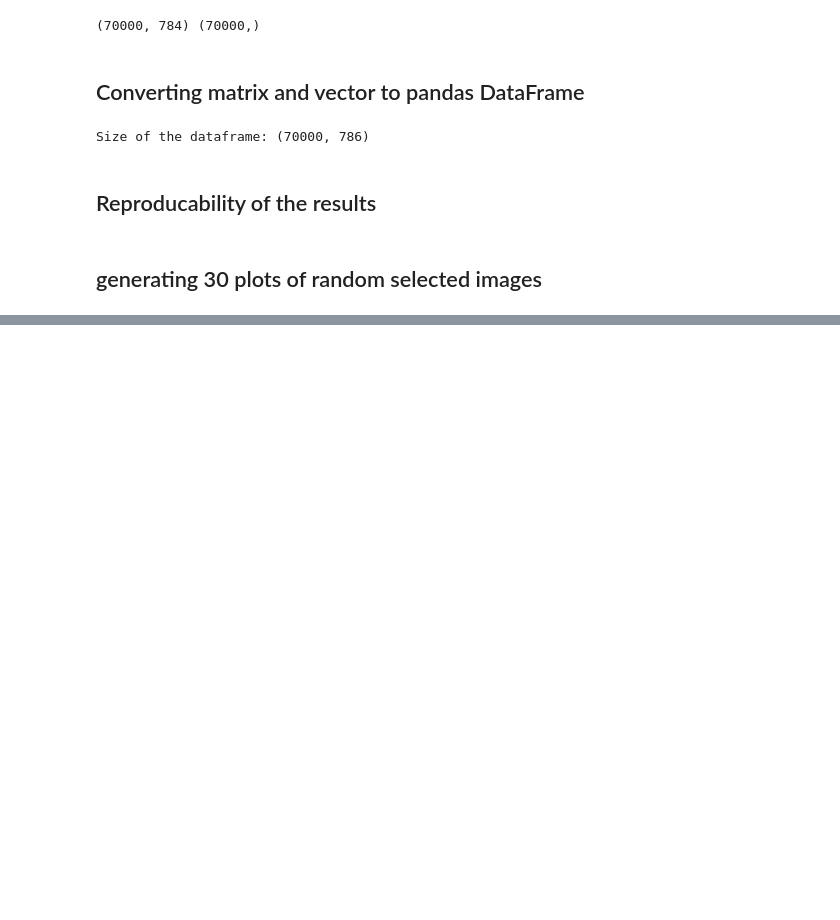
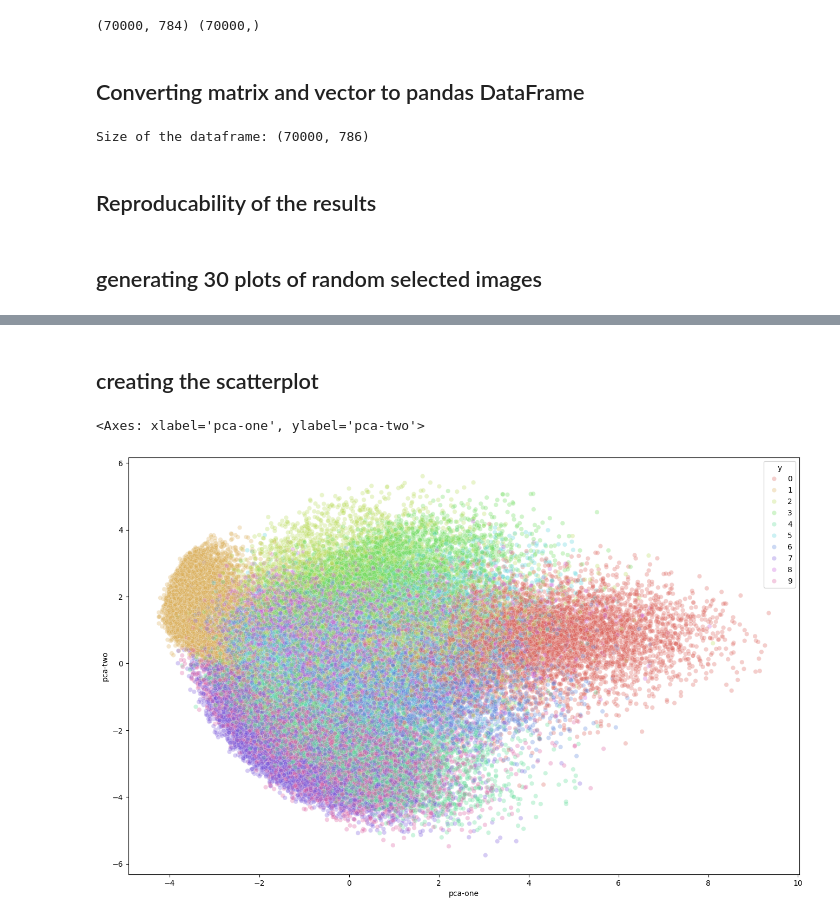
Before and after one commit to Wvrmhat/Machine-Learning-Algorithms, a Jupyter notebook: Unsupervised/T-SNE/High-dimension visualization.ipynb, the cells around one changed output, grey strips where cells are left out. Cells and saved outputs as stored; diff of their text form; code cells hidden in the pictures; blank space fills up the shorter version.

```diff
--- a/Unsupervised/T-SNE/High-dimension visualization.ipynb
+++ b/Unsupervised/T-SNE/High-dimension visualization.ipynb
@@ -50,0 +82,18 @@ rndperm = np.random.permutation(df.shape[0])
+# %% [markdown]
+## creating the scatterplot
+# %%
+# scatteplot is made to visually represent first and second principal component with colours
+plt.figure(figsize=(16,10))
+
+sns.scatterplot(
+    x="pca-one",
+    y="pca-two",
+    hue="y",
+    palette=sns.color_palette('hls', 10),
+    data=df.loc[rndperm,:],
+    legend="full",
+    alpha=0.3
+)
+# %% [output]
+<Axes: xlabel='pca-one', ylabel='pca-two'>
+[figure, added]
```
Also changed, not shown: parts of 5 cells of this notebook.
